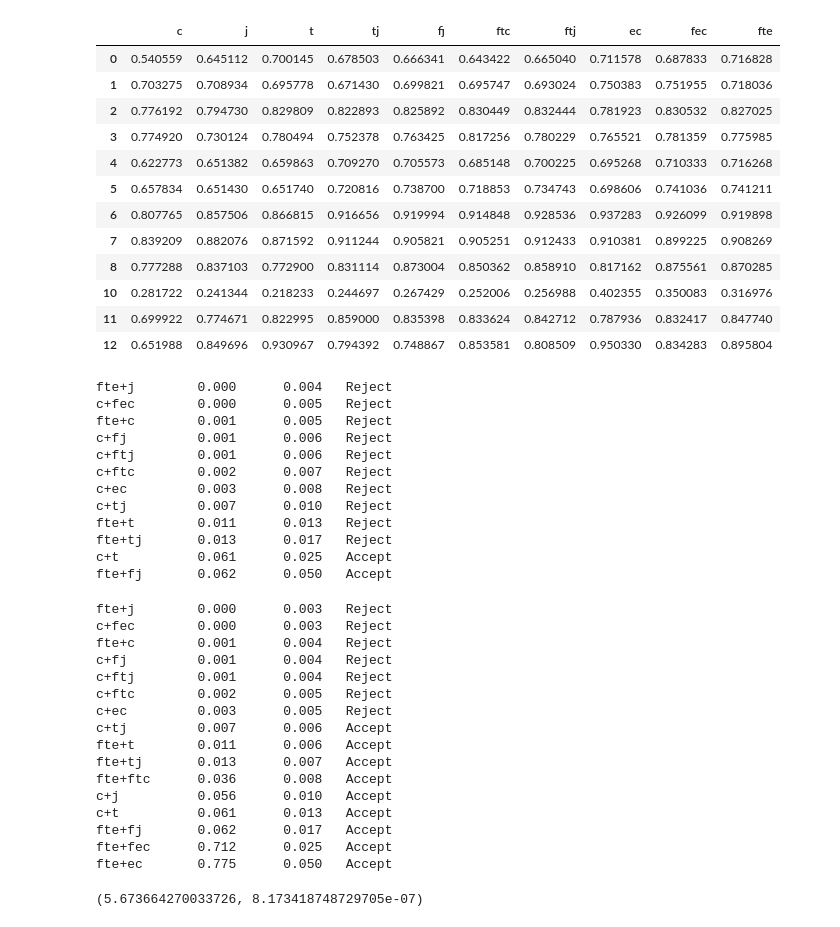
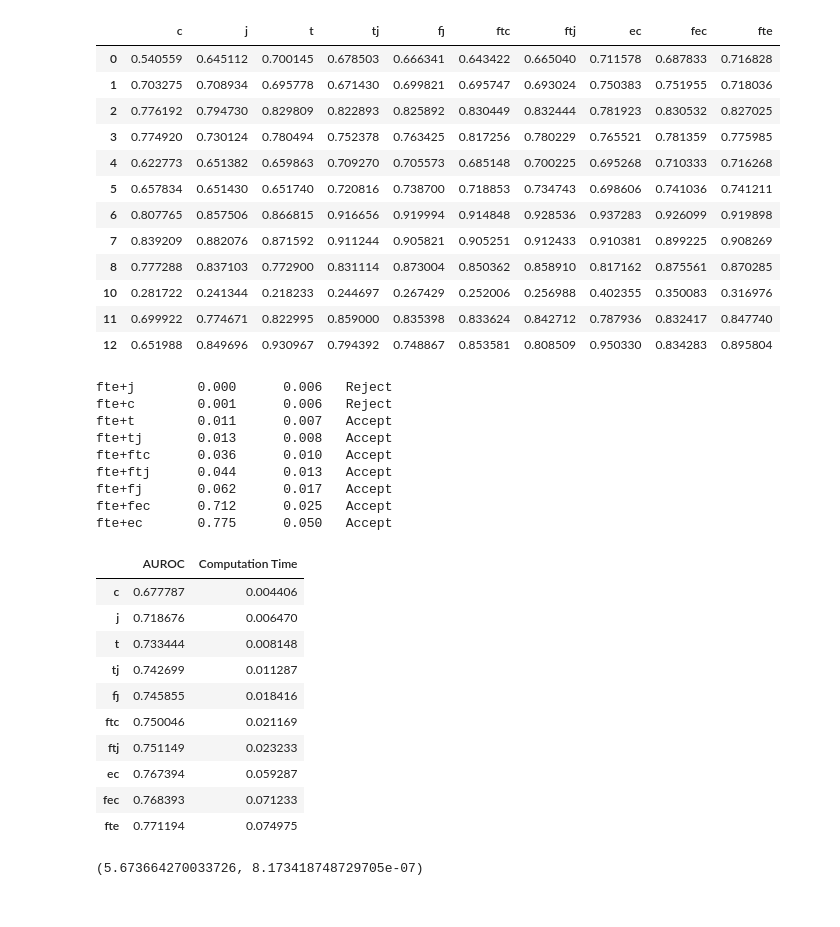
Before and after one commit to nshawen/CIS-PD-Optimization, a Jupyter notebook: FeaturesAnalysis.ipynb, the cells around one changed output. Cells and saved outputs as stored; diff of their text form; code cells hidden in the pictures.

```diff
--- a/FeaturesAnalysis.ipynb
+++ b/FeaturesAnalysis.ipynb
@@ -739,41 +739,32 @@ D
 | 11 | 0.699922 | 0.774671 | 0.822995 | 0.859000 | 0.835398 | 0.833624 | 0.842712 | 0.787936 | 0.832417 | 0.847740 |
 | 12 | 0.651988 | 0.849696 | 0.930967 | 0.794392 | 0.748867 | 0.853581 | 0.808509 | 0.950330 | 0.834283 | 0.895804 |
 # %%
-HBCorrections(D,[('fte','c'),('fte','j'),('fte','t'),('fte','tj'),('fte','fj'),
-                 ('c','fec'),('c','ec'),('c','ftj'),('c','ftc'),('c','fj'),('c','tj'),('c','t')])
+HBCorrections(D,[('fte','c'),('fte','j'),('fte','t'),('fte','tj'),('fte','fj'),('fte','ftc'),('fte','ftj'),('fte','ec'),
+                 ('fte','fec')])
 # %% [output]
-fte+j        0.000      0.004   Reject
-c+fec        0.000      0.005   Reject
-fte+c        0.001      0.005   Reject
-c+fj         0.001      0.006   Reject
-c+ftj        0.001      0.006   Reject
-c+ftc        0.002      0.007   Reject
-c+ec         0.003      0.008   Reject
-c+tj         0.007      0.010   Reject
-fte+t        0.011      0.013   Reject
-fte+tj       0.013      0.017   Reject
-c+t          0.061      0.025   Accept
-fte+fj       0.062      0.050   Accept
+fte+j        0.000      0.006   Reject
+fte+c        0.001      0.006   Reject
+fte+t        0.011      0.007   Accept
+fte+tj       0.013      0.008   Accept
+fte+ftc      0.036      0.010   Accept
+fte+ftj      0.044      0.013   Accept
+fte+fj       0.062      0.017   Accept
+fte+fec      0.712      0.025   Accept
+fte+ec       0.775      0.050   Accept
-# %%
-HBCorrections(D,[('fte','c'),('fte','j'),('fte','t'),('fte','tj'),('fte','fj'),('fte','ftc'),('fte','ec'),('fte','fec'),
-                 ('c','fec'),('c','ec'),('c','ftj'),('c','ftc'),('c','fj'),('c','tj'),('c','t'),('c','j')])
-# %% [output]
-fte+j        0.000      0.003   Reject
-c+fec        0.000      0.003   Reject
-fte+c        0.001      0.004   Reject
-c+fj         0.001      0.004   Reject
-c+ftj        0.001      0.004   Reject
-c+ftc        0.002      0.005   Reject
-c+ec         0.003      0.005   Reject
-c+tj         0.007      0.006   Accept
-fte+t        0.011      0.006   Accept
-fte+tj       0.013      0.007   Accept
-fte+ftc      0.036      0.008   Accept
-c+j          0.056      0.010   Accept
-c+t          0.061      0.013   Accept
-fte+fj       0.062      0.017   Accept
-fte+fec      0.712      0.025   Accept
-fte+ec       0.775      0.050   Accept
+# %%
+TB
+# %% [output]
+|  | AUROC | Computation Time |
+| c | 0.677787 | 0.004406 |
+| j | 0.718676 | 0.006470 |
+| t | 0.733444 | 0.008148 |
+| tj | 0.742699 | 0.011287 |
+| fj | 0.745855 | 0.018416 |
+| ftc | 0.750046 | 0.021169 |
+| ftj | 0.751149 | 0.023233 |
+| ec | 0.767394 | 0.059287 |
+| fec | 0.768393 | 0.071233 |
+| fte | 0.771194 | 0.074975 |
 # %%
 D = pd.DataFrame(data = np.vstack([results['sensor']['Tremor']['Multiclass']['res_groups'][g]['Random Forest']['RMS']
                                    for g in TM.index]).transpose(),
```
Also changed, not shown: parts of 17 cells of this notebook, 2 other files.
